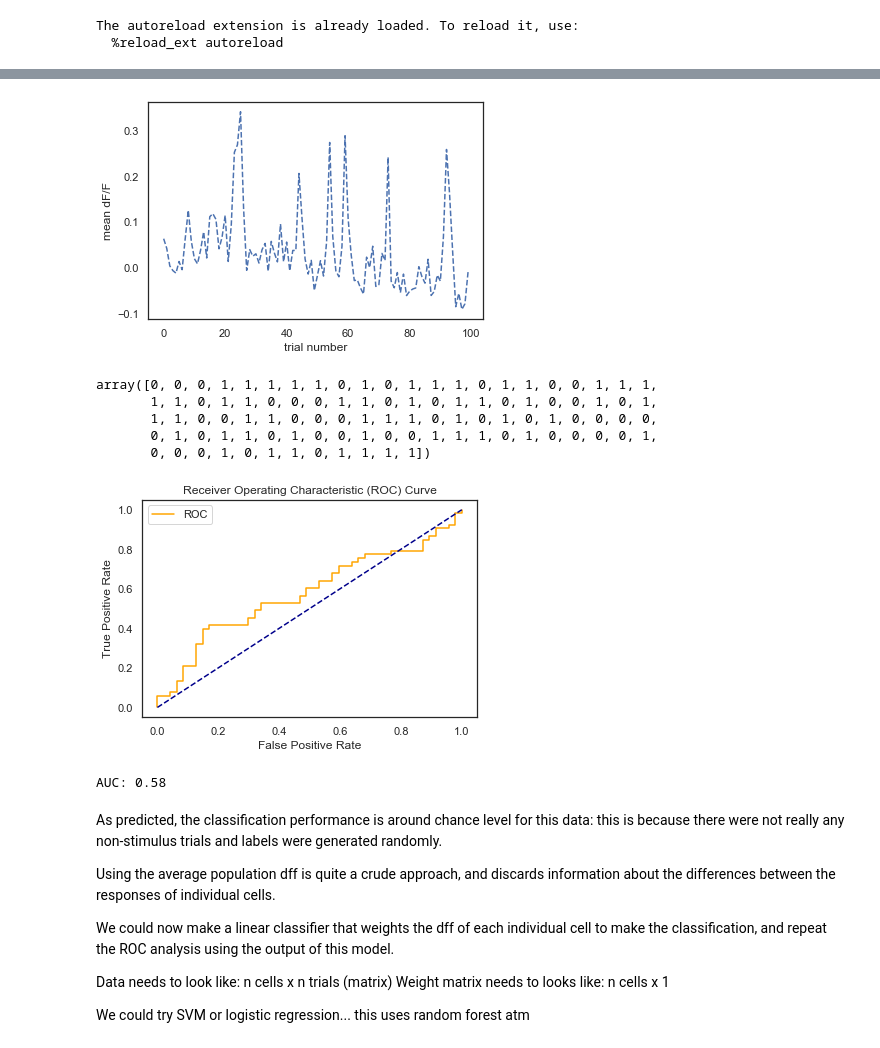
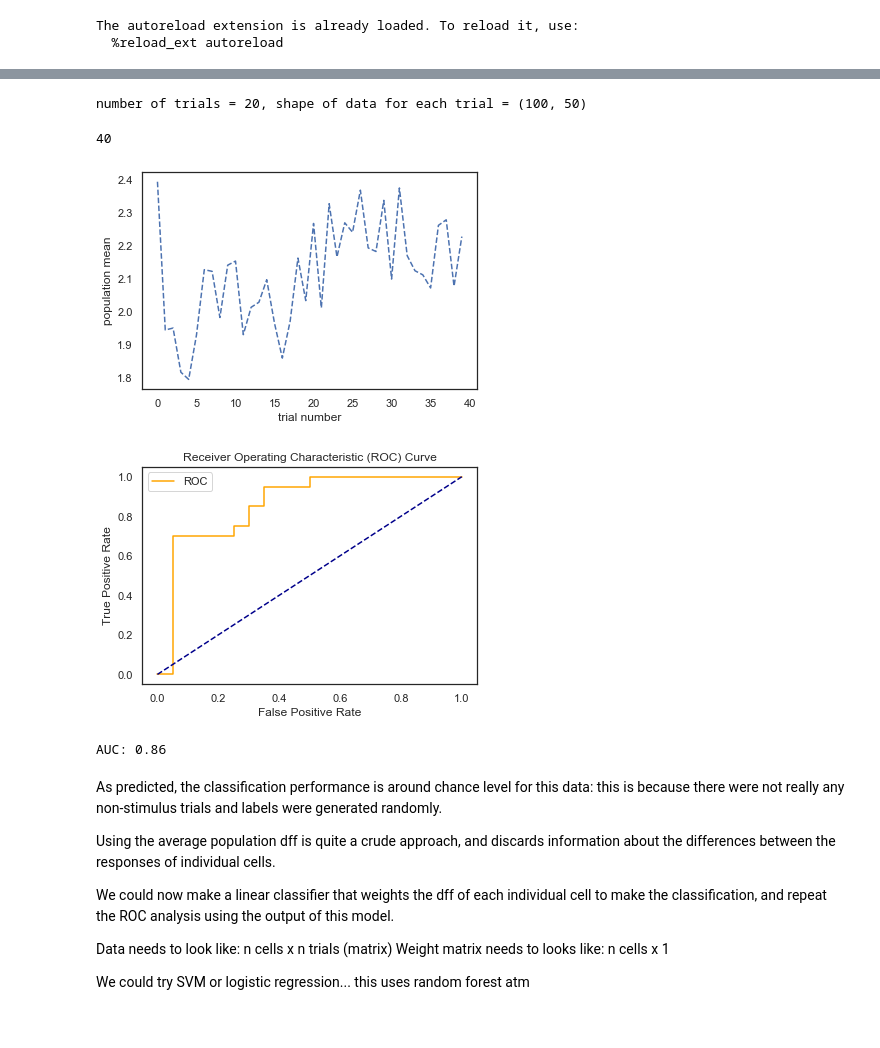
Before and after one commit to sarmstg/d2p, a Jupyter notebook: jupyter/ROC.ipynb, the cells around one changed output, grey strips where cells are left out. Drawn from its saved outputs; the diff is of its cells as text; code cells hidden in the pictures.

Commit message:
added simulated data to ROC

```diff
--- a/jupyter/ROC.ipynb
+++ b/jupyter/ROC.ipynb
@@ -60,0 +44,22 @@ trials = np.split(X[:,570:5570],100,axis=1)
+# %%
+# Generate samples from two different distributions
+#imagine there are 100 cells and 1000 recording frames from each cell for each trial type
+A = np.zeros((100,1000))
+B = np.zeros((100,1000))
+for row in range(A.shape[0]):
+    A[row,:] = np.random.normal(2,10,1000)
+for row in range(B.shape[0]):
+    B[row,:] = np.random.normal(2.23,7,1000)
+# %%
+# we need to split the samples from each cell into 20 trials of length 50 frames
+# when we do this for real, the data must be aligned with stimulus timings to determine the start of each trial
+trialsA = np.split(A,20,axis=1)
+trialsB = np.split(B,20,axis=1)
+print('number of trials = {}, shape of data for each trial = {}'.format(len(trials),trials[0].shape))
+# %% [output]
+number of trials = 20, shape of data for each trial = (100, 50)
+# %%
+all_trials = np.concatenate((trialsA,trialsB),axis=0)
+len(all_trials)
+# %% [output]
+40
@@ -61,34 +69,24 @@ trials = np.split(X[:,570:5570],100,axis=1)
 # %%
-# calculate mean dF/F for each trial, for each cell
-mean_dff_cell = np.mean(trials,axis=2)
-# calculate mean dF/F over the population for each trial
+# ddcalculate mean response for each trial, for each cell
+mean_dff_cell = np.mean(all_trials,axis=2)
+# calculate mean response over the population for each trial
 mean_dff_trial = np.mean(mean_dff_cell, axis = 1)
 # %%
 plt.plot(mean_dff_trial,'--')
 plt.xlabel('trial number')
-plt.ylabel('mean dF/F')
+plt.ylabel('population mean')
 plt.show()
 # %% [output]
-[figure, old version]
+[figure, new version]
-# %%
-# Assign random 0/1 labels to each trial
-Y = random.randint(0,high=2,size=100)
-Y
-# %% [output]
-array([0, 0, 0, 1, 1, 1, 1, 1, 0, 1, 0, 1, 1, 1, 0, 1, 1, 0, 0, 1, 1, 1,
-       1, 1, 0, 1, 1, 0, 0, 0, 1, 1, 0, 1, 0, 1, 1, 0, 1, 0, 0, 1, 0, 1,
-       1, 1, 0, 0, 1, 1, 0, 0, 0, 1, 1, 1, 0, 1, 0, 1, 0, 1, 0, 0, 0, 0,
-       0, 1, 0, 1, 1, 0, 1, 0, 0, 1, 0, 0, 1, 1, 1, 0, 1, 0, 0, 0, 0, 1,
-       0, 0, 0, 1, 0, 1, 1, 0, 1, 1, 1, 1])
 # %%
 # make ROC curve using skikit learn package
-fpr, tpr, thresholds = roc_curve(Y, mean_dff_trial)
+fpr, tpr, thresholds = roc_curve(labels, mean_dff_trial)
 plot_roc_curve(fpr, tpr)
-auc = roc_auc_score(Y, mean_dff_trial)
+auc = roc_auc_score(labels, mean_dff_trial)
 print('AUC: %.2f' % auc)
 # %% [output]
-[figure, old version]
+[figure, new version]
-AUC: 0.58
+AUC: 0.86
 # %% [markdown]
 As predicted, the classification performance is around chance level for this data: this is because there were not really any non-stimulus trials and labels were generated randomly.
 
```
Also changed, not shown: parts of 11 cells of this notebook.
